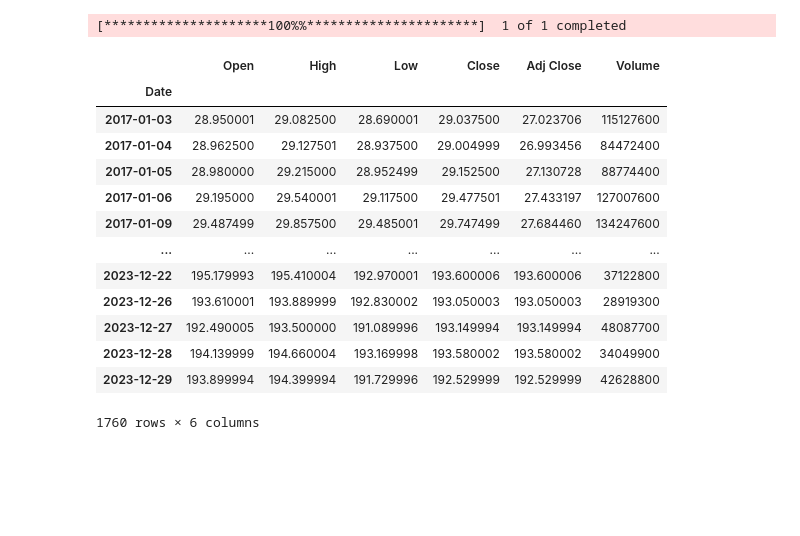
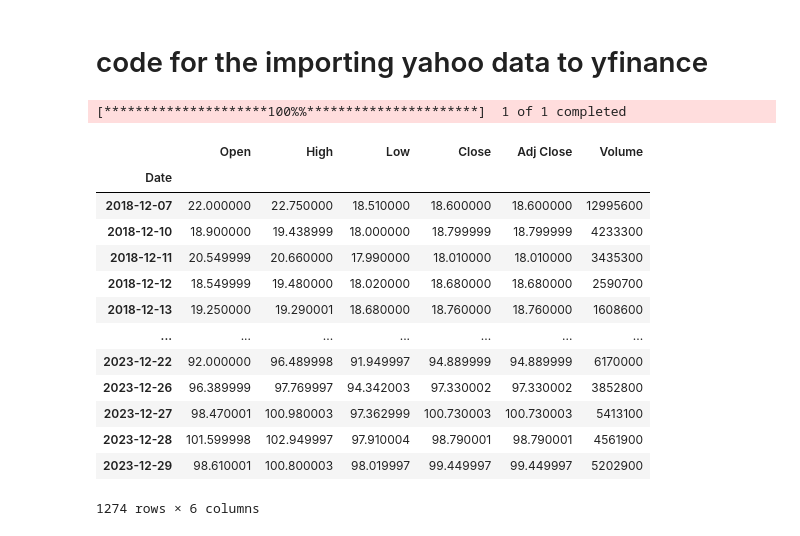
Before and after one commit to DS-Brownion/guidelight, a Jupyter notebook: yfinance.ipynb, the cells around one changed output. Drawn from its saved outputs; the diff is of its cells as text; code cells hidden in the pictures; blank space fills up the shorter version.

```diff
--- a/yfinance.ipynb
+++ b/yfinance.ipynb
@@ -1,26 +1,28 @@
+# %% [markdown]
+# code for the importing yahoo data to yfinance
 # %%
 import yfinance as yf
 # %/Users/brad/.local/share/virtualenvs/guidelight-Popvxsqg/bin/python -m pip install ipykernel -U --force-reinstallx
 # %%
-a_ticker = yf.download('AAPL', start="2017-01-01", end="2023-12-30")
+ticker = yf.download('MRNA', start="2018-01-01", end="2023-12-30")
 # %% [output]
 [*********************100%%**********************]  1 of 1 completed
-# %%
-a_ticker
-# %% [output]
-|  | Open | High | Low | Close | Adj Close | Volume |
-| Date |  |  |  |  |  |  |
-| 2017-01-03 | 28.950001 | 29.082500 | 28.690001 | 29.037500 | 27.023706 | 115127600 |
-| 2017-01-04 | 28.962500 | 29.127501 | 28.937500 | 29.004999 | 26.993456 | 84472400 |
-| 2017-01-05 | 28.980000 | 29.215000 | 28.952499 | 29.152500 | 27.130728 | 88774400 |
-| 2017-01-06 | 29.195000 | 29.540001 | 29.117500 | 29.477501 | 27.433197 | 127007600 |
-| 2017-01-09 | 29.487499 | 29.857500 | 29.485001 | 29.747499 | 27.684460 | 134247600 |
-| ... | ... | ... | ... | ... | ... | ... |
-| 2023-12-22 | 195.179993 | 195.410004 | 192.970001 | 193.600006 | 193.600006 | 37122800 |
-| 2023-12-26 | 193.610001 | 193.889999 | 192.830002 | 193.050003 | 193.050003 | 28919300 |
-| 2023-12-27 | 192.490005 | 193.500000 | 191.089996 | 193.149994 | 193.149994 | 48087700 |
-| 2023-12-28 | 194.139999 | 194.660004 | 193.169998 | 193.580002 | 193.580002 | 34049900 |
-| 2023-12-29 | 193.899994 | 194.399994 | 191.729996 | 192.529999 | 192.529999 | 42628800 |
-1760 rows × 6 columns
+# %%
+ticker
+# %% [output]
+|  | Open | High | Low | Close | Adj Close | Volume |
+| Date |  |  |  |  |  |  |
+| 2018-12-07 | 22.000000 | 22.750000 | 18.510000 | 18.600000 | 18.600000 | 12995600 |
+| 2018-12-10 | 18.900000 | 19.438999 | 18.000000 | 18.799999 | 18.799999 | 4233300 |
+| 2018-12-11 | 20.549999 | 20.660000 | 17.990000 | 18.010000 | 18.010000 | 3435300 |
+| 2018-12-12 | 18.549999 | 19.480000 | 18.020000 | 18.680000 | 18.680000 | 2590700 |
+| 2018-12-13 | 19.250000 | 19.290001 | 18.680000 | 18.760000 | 18.760000 | 1608600 |
+| ... | ... | ... | ... | ... | ... | ... |
+| 2023-12-22 | 92.000000 | 96.489998 | 91.949997 | 94.889999 | 94.889999 | 6170000 |
+| 2023-12-26 | 96.389999 | 97.769997 | 94.342003 | 97.330002 | 97.330002 | 3852800 |
+| 2023-12-27 | 98.470001 | 100.980003 | 97.362999 | 100.730003 | 100.730003 | 5413100 |
+| 2023-12-28 | 101.599998 | 102.949997 | 97.910004 | 98.790001 | 98.790001 | 4561900 |
+| 2023-12-29 | 98.610001 | 100.800003 | 98.019997 | 99.449997 | 99.449997 | 5202900 |
+1274 rows × 6 columns
 # %%
 from sqlalchemy import create_engine
```
Also changed, not shown: parts of 4 cells of this notebook, 2 other files.
